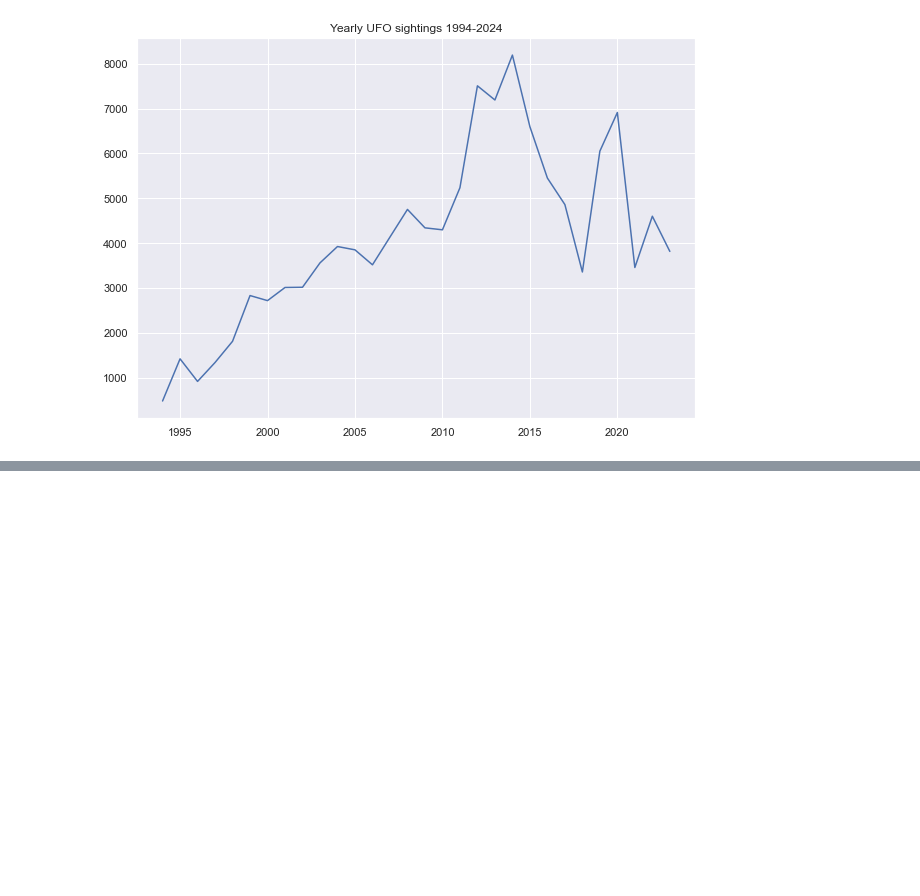
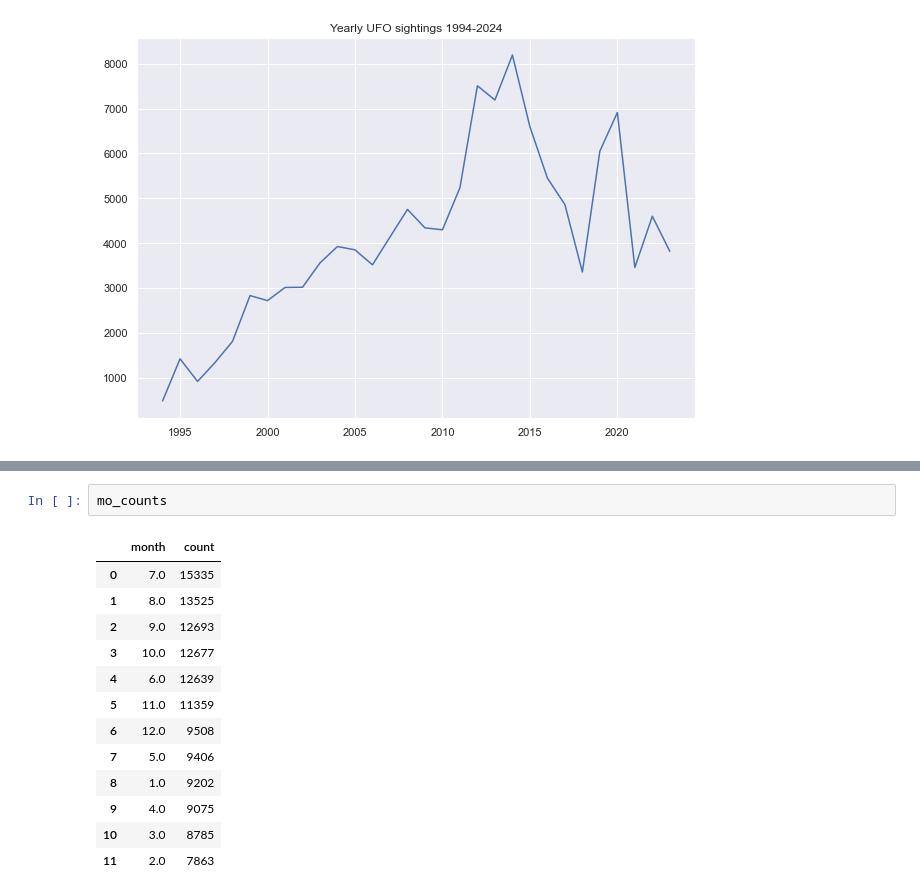
Before and after one commit to t-white-21/ufo-exploration, a Jupyter notebook: notebooks/ufo_times.ipynb, the cells around one changed output, grey strips where cells are left out. Saved outputs shown, nothing was run; the diff lists cells and outputs as text; blank space fills up the shorter version.

```diff
--- a/notebooks/ufo_times.ipynb
+++ b/notebooks/ufo_times.ipynb
@@ -342,0 +350,16 @@ plt.savefig('Yearly UFO sightings 1994-2024')
+# %%
+mo_counts
+# %% [output]
+|  | month | count |
+| 0 | 7.0 | 15335 |
+| 1 | 8.0 | 13525 |
+| 2 | 9.0 | 12693 |
+| 3 | 10.0 | 12677 |
+| 4 | 6.0 | 12639 |
+| 5 | 11.0 | 11359 |
+| 6 | 12.0 | 9508 |
+| 7 | 5.0 | 9406 |
+| 8 | 1.0 | 9202 |
+| 9 | 4.0 | 9075 |
+| 10 | 3.0 | 8785 |
+| 11 | 2.0 | 7863 |
```
Also changed, not shown: parts of 4 cells of this notebook, 2 other files.
